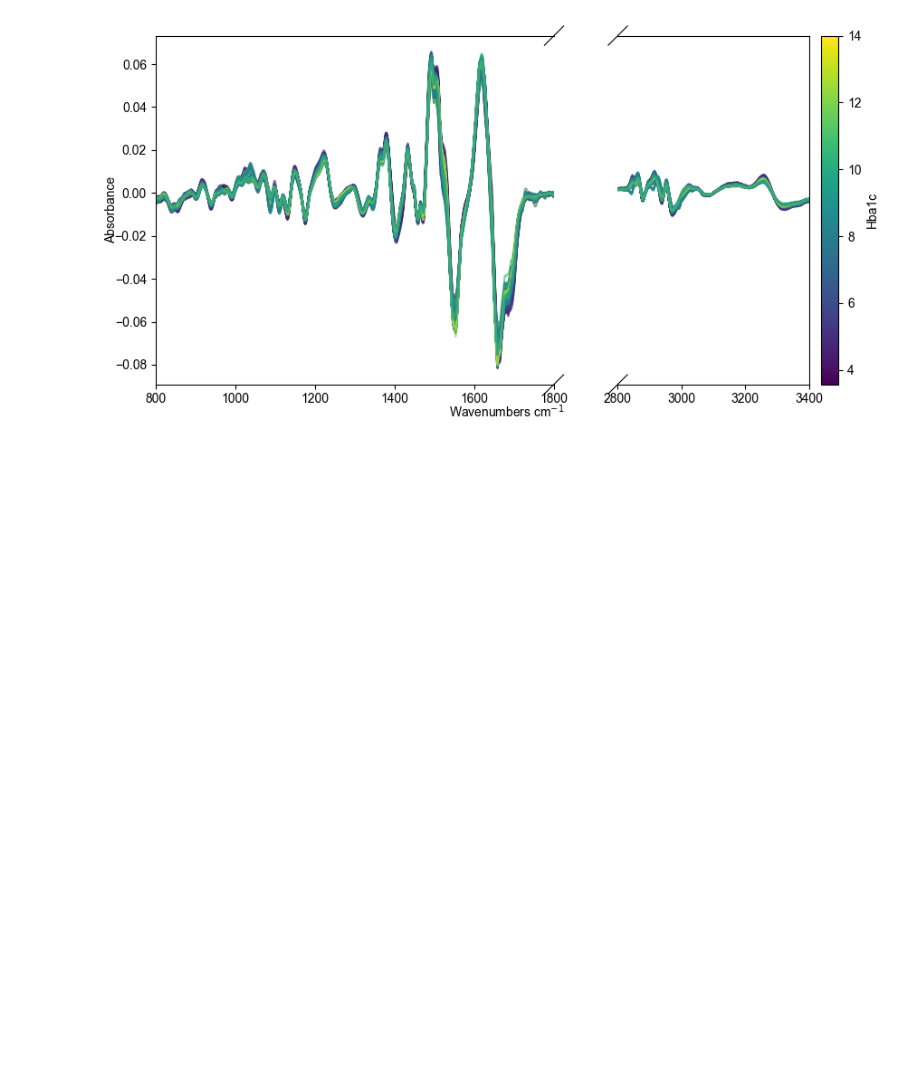
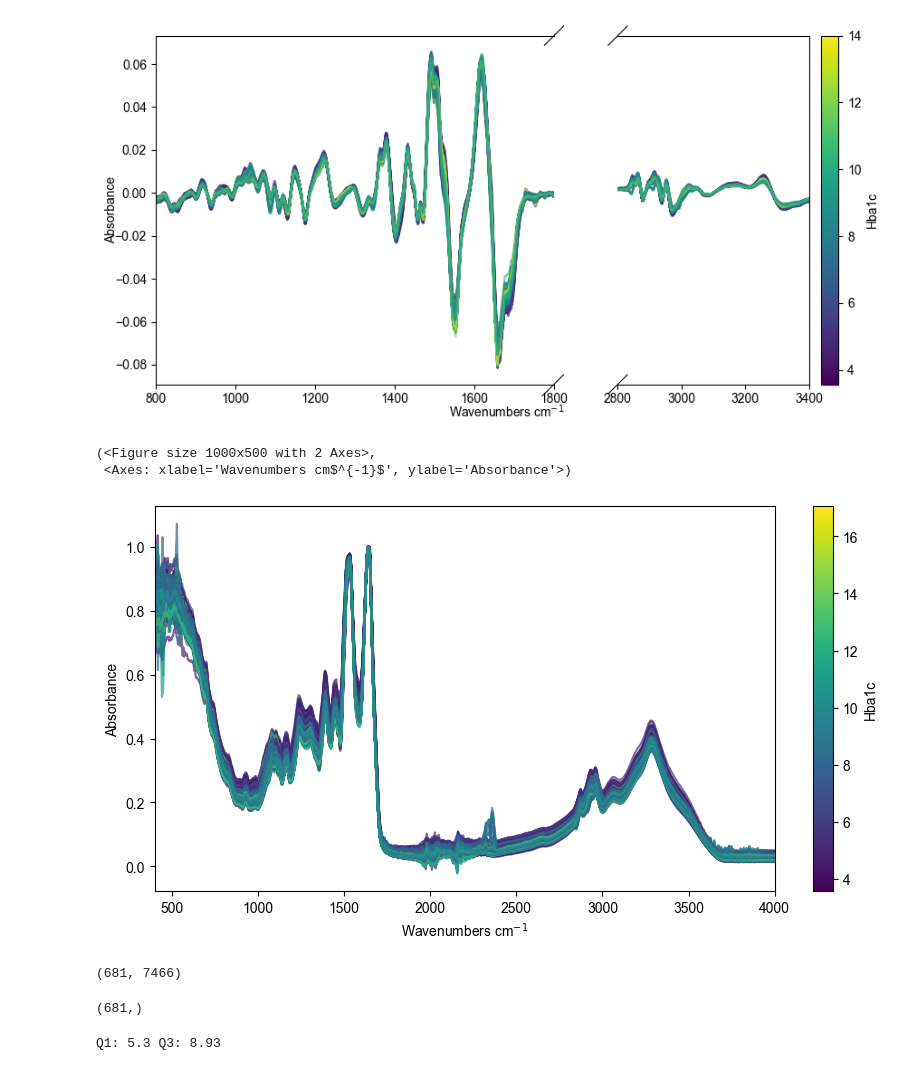
Before and after one commit to MelnychenkoM/ml_methods_hba1c, a Jupyter notebook: notebooks/visuals.ipynb, the cells around one changed output. Drawn from its saved outputs; the diff is of its cells as text; code cells hidden in the pictures; blank space fills up the shorter version.

```diff
--- a/notebooks/visuals.ipynb
+++ b/notebooks/visuals.ipynb
@@ -61,2 +64,24 @@ plt.savefig('../figures/spectra_after_preproc.png', dpi=300, transparent=True)
 # %% [output]
 [figure]
+# %%
+dataset = DatasetSpectra(file_path, domain_path)
+dataset.normalization(kind='amide')
+dataset.select_region([400, 4000])
+
+spectra = dataset.spectra
+wavenumbers = dataset.wavenumbers
+hba1c = dataset.hba1c
+
+dataset.plot_spectra()
+# %% [output]
+(<Figure size 1000x500 with 2 Axes>,
+ <Axes: xlabel='Wavenumbers cm$^{-1}$', ylabel='Absorbance'>)
+[figure, added]
+# %%
+spectra.shape
+# %% [output]
+(681, 7466)
+# %%
+hba1c.shape
+# %% [output]
+(681,)
@@ -62,0 +91,9 @@ plt.savefig('../figures/spectra_after_preproc.png', dpi=300, transparent=True)
+# %%
+q25, q75 = np.percentile(hba1c, [25, 75])
+
+print("Q1:", q25, "Q3:", q75)
+
+hba1c_q25 = hba1c <= q25
+hba1c_q75 = hba1c >= q75
+# %% [output]
+Q1: 5.3 Q3: 8.93
```
Also changed, not shown: parts of 9 cells of this notebook, 6 other files.
